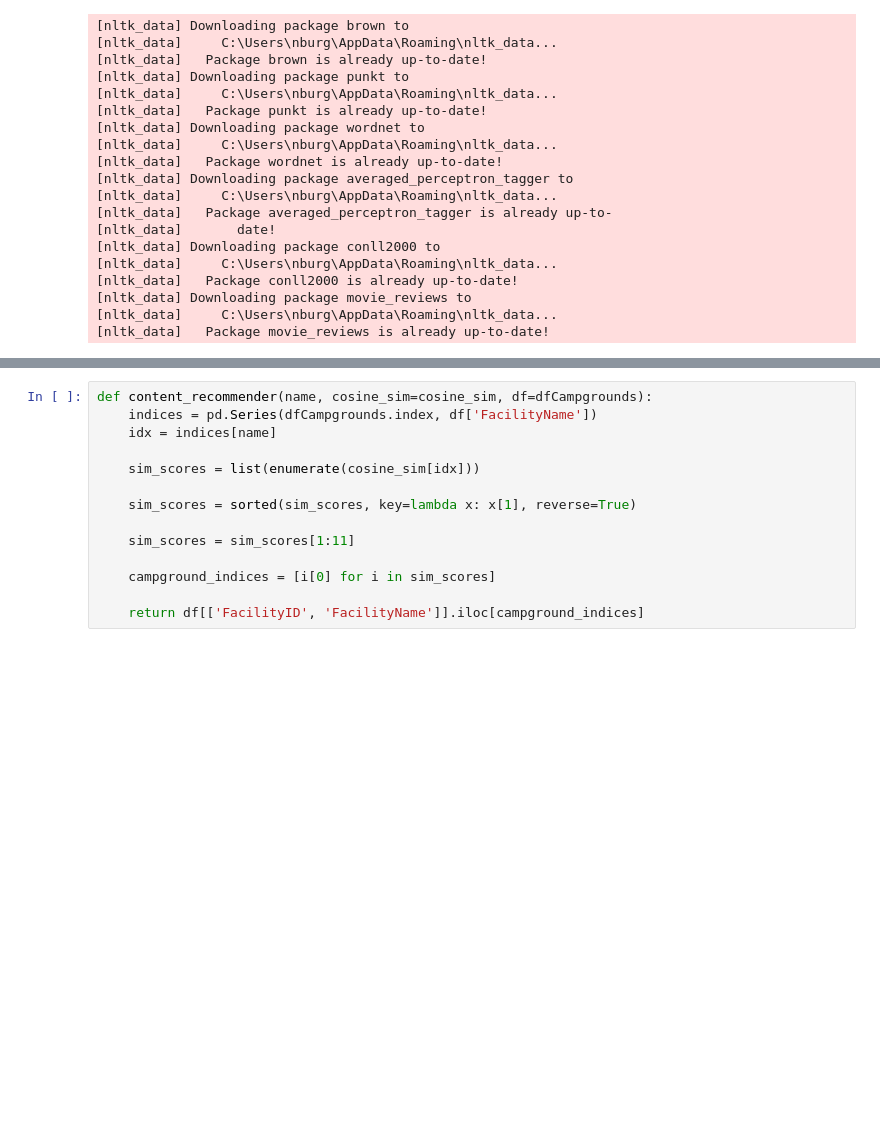
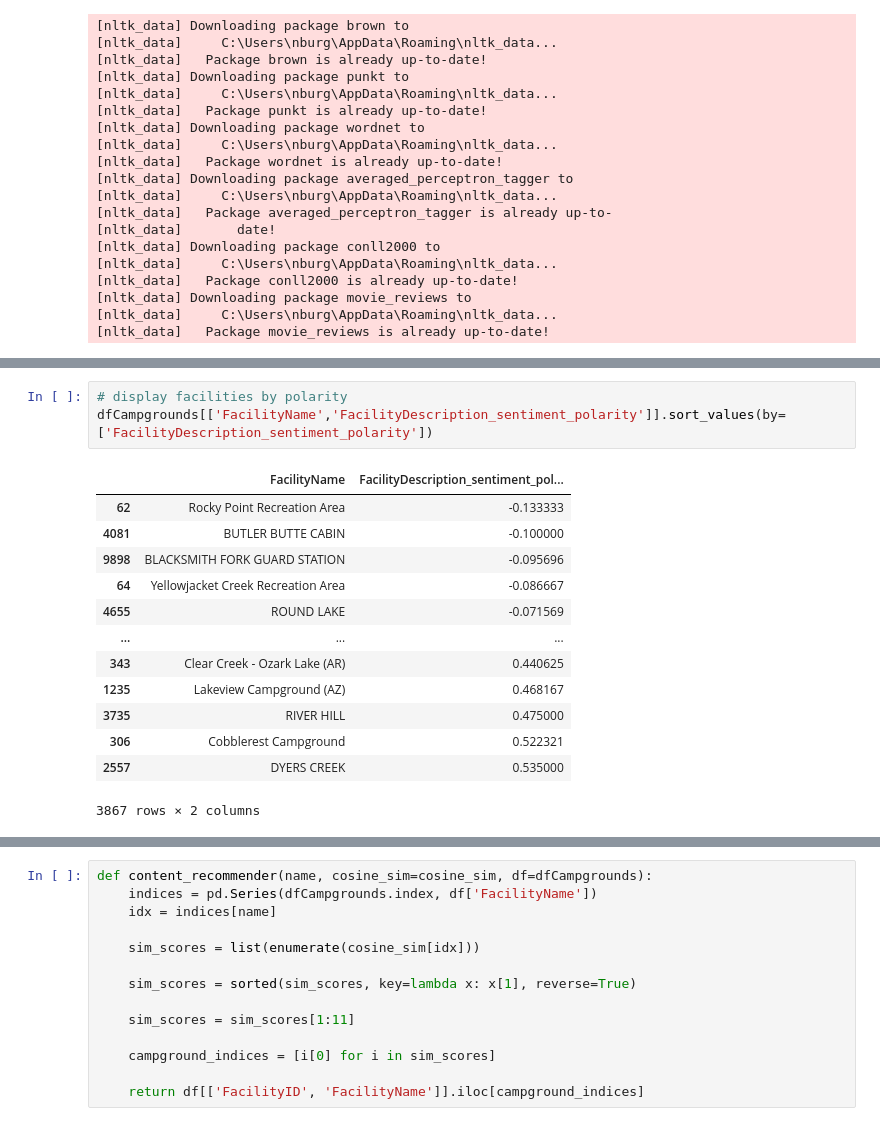
Before and after one commit to burgwyn/DATA602, a Jupyter notebook: Facilities.ipynb, the cells around one changed output, grey strips where cells are left out. Cells and saved outputs as stored; diff of their text form; blank space fills up the shorter version.

```diff
--- a/Facilities.ipynb
+++ b/Facilities.ipynb
@@ -325,0 +396,17 @@ Name: FacilityDescription_sentiment_subjectivity, dtype: float64
+# %%
+# display facilities by polarity
+dfCampgrounds[['FacilityName','FacilityDescription_sentiment_polarity']].sort_values(by=['FacilityDescription_sentiment_polarity'])
+# %% [output]
+|  | FacilityName | FacilityDescription_sentiment_pol... |
+| 62 | Rocky Point Recreation Area | -0.133333 |
+| 4081 | BUTLER BUTTE CABIN | -0.100000 |
+| 9898 | BLACKSMITH FORK GUARD STATION | -0.095696 |
+| 64 | Yellowjacket Creek Recreation Area | -0.086667 |
+| 4655 | ROUND LAKE | -0.071569 |
+| ... | ... | ... |
+| 343 | Clear Creek - Ozark Lake (AR) | 0.440625 |
+| 1235 | Lakeview Campground (AZ) | 0.468167 |
+| 3735 | RIVER HILL | 0.475000 |
+| 306 | Cobblerest Campground | 0.522321 |
+| 2557 | DYERS CREEK | 0.535000 |
+3867 rows × 2 columns
```
Also changed, not shown: parts of 47 cells of this notebook.
